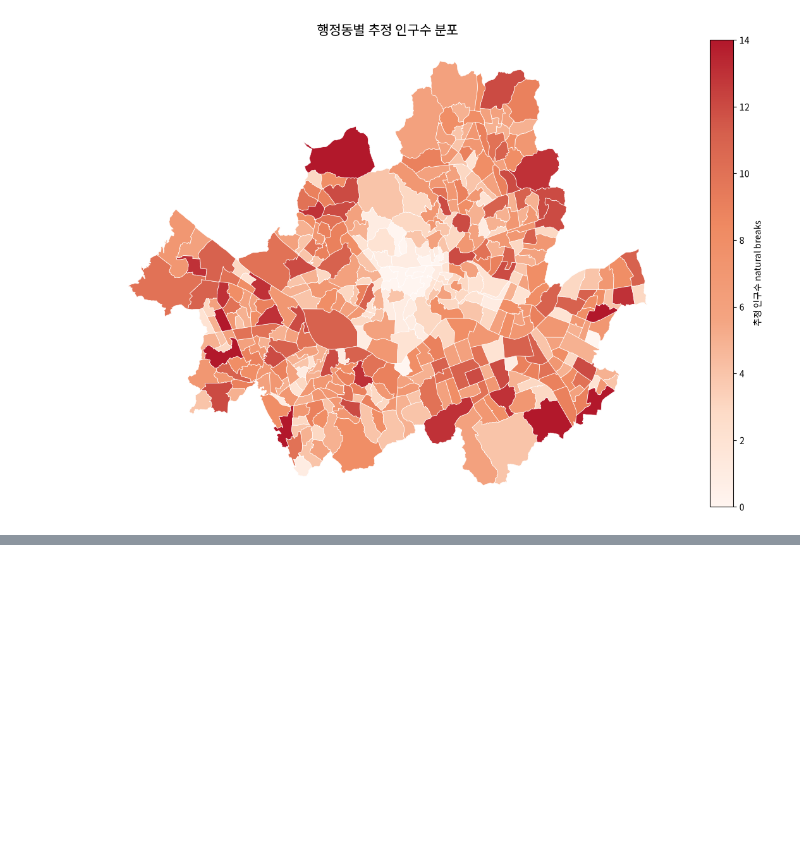
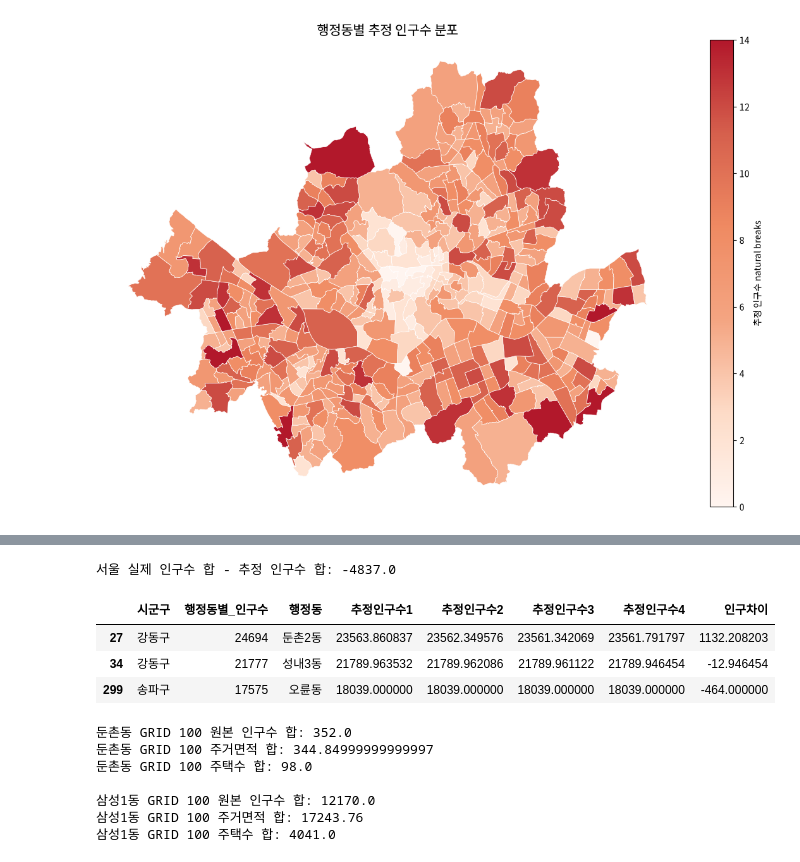
Before and after one commit to JHPark-kor/Oracle-Project, a Jupyter notebook: analysis_table/notebooks/02_estimated_grid.ipynb, the cells around one changed output, grey strips where cells are left out. Drawn from its saved outputs; the diff is of its cells as text; code cells hidden in the pictures; blank space fills up the shorter version.

```diff
--- a/analysis_table/notebooks/02_estimated_grid.ipynb
+++ b/analysis_table/notebooks/02_estimated_grid.ipynb
@@ -2595,0 +2561,42 @@ dunchon_sample
+# %%
+print(f'서울 실제 인구수 합 - 추정 인구수 합: {hjd_est_compare["행정동별_인구수"].sum(axis=0) - grid_est_pop["추정_인구수"].sum(axis=0)}')
+
+pop_error = hjd_est_compare.copy()
+
+# -4837.0
+
+pop_error["인구차이"] = pop_error["행정동별_인구수"] - pop_error["추정인구수4"]
+
+
+pop_error[["시군구", "행정동", "인구차이"]].sort_values(by="인구차이")
+display(
+    pop_error[(pop_error["행정동"] == '오륜동') |
+          (pop_error["행정동"] == '성내3동') |
+          (pop_error["행정동"] == '둔촌2동')]
+)
+
+
+dunchon_idx = (grid_est_pop["시군구"] == "강동구") & (grid_est_pop["행정동"] == '둔촌1동')
+dunchon_pop = grid_est_pop[dunchon_idx]
+print(f'둔촌동 GRID 100 원본 인구수 합: {dunchon_pop["원본_인구수"].sum()}')
+print(f'둔촌동 GRID 100 주거면적 합: {dunchon_pop["주거면적"].sum()}')
+print(f'둔촌동 GRID 100 주택수 합: {dunchon_pop["주택수"].sum()}')
+
+samsung_idx = (grid_est_pop["시군구"] == "강남구") & (grid_est_pop["행정동"] == '삼성1동')
+samsung_pop = grid_est_pop[samsung_idx]
+print(f'\n삼성1동 GRID 100 원본 인구수 합: {samsung_pop["원본_인구수"].sum()}')
+print(f'삼성1동 GRID 100 주거면적 합: {samsung_pop["주거면적"].sum()}')
+print(f'삼성1동 GRID 100 주택수 합: {samsung_pop["주택수"].sum()}')
+# %% [output]
+서울 실제 인구수 합 - 추정 인구수 합: -4837.0
+|  | 시군구 | 행정동별_인구수 | 행정동 | 추정인구수1 | 추정인구수2 | 추정인구수3 | 추정인구수4 | 인구차이 |
+| 27 | 강동구 | 24694 | 둔촌2동 | 23563.860837 | 23562.349576 | 23561.342069 | 23561.791797 | 1132.208203 |
+| 34 | 강동구 | 21777 | 성내3동 | 21789.963532 | 21789.962086 | 21789.961122 | 21789.946454 | -12.946454 |
+| 299 | 송파구 | 17575 | 오륜동 | 18039.000000 | 18039.000000 | 18039.000000 | 18039.000000 | -464.000000 |
+둔촌동 GRID 100 원본 인구수 합: 352.0
+둔촌동 GRID 100 주거면적 합: 344.84999999999997
+둔촌동 GRID 100 주택수 합: 98.0
+
+삼성1동 GRID 100 원본 인구수 합: 12170.0
+삼성1동 GRID 100 주거면적 합: 17243.76
+삼성1동 GRID 100 주택수 합: 4041.0
```
Also changed, not shown: parts of 5 cells of this notebook, 5 other files.
